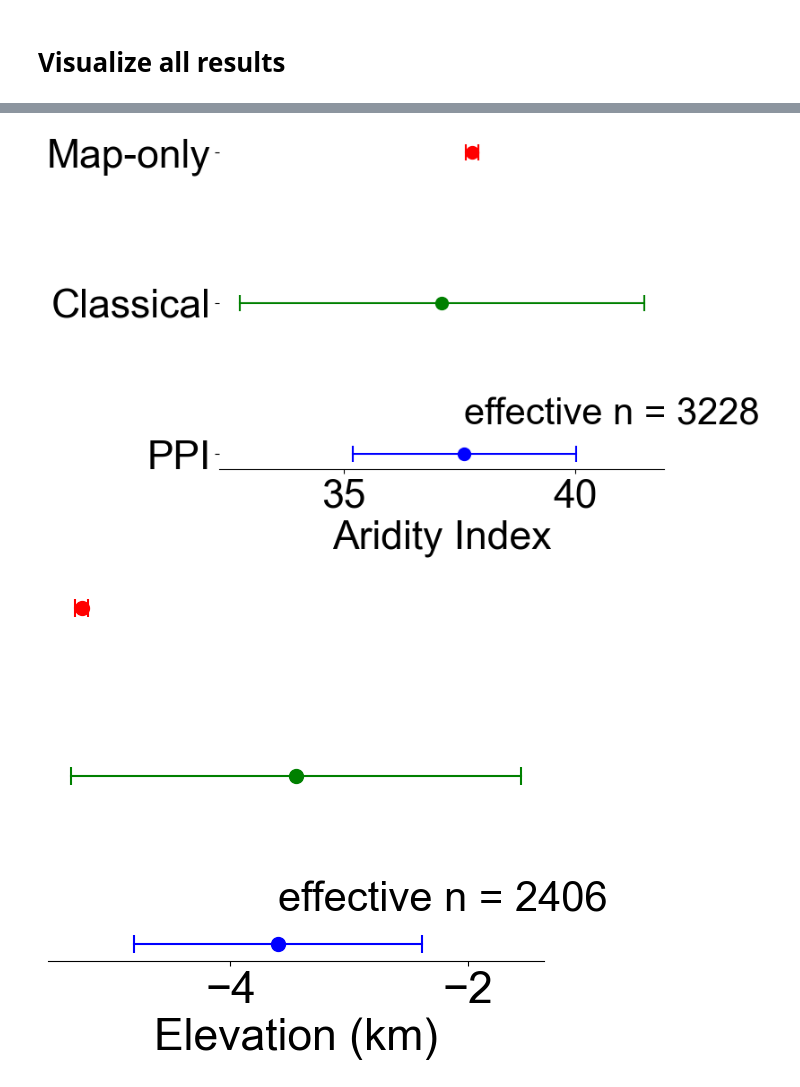
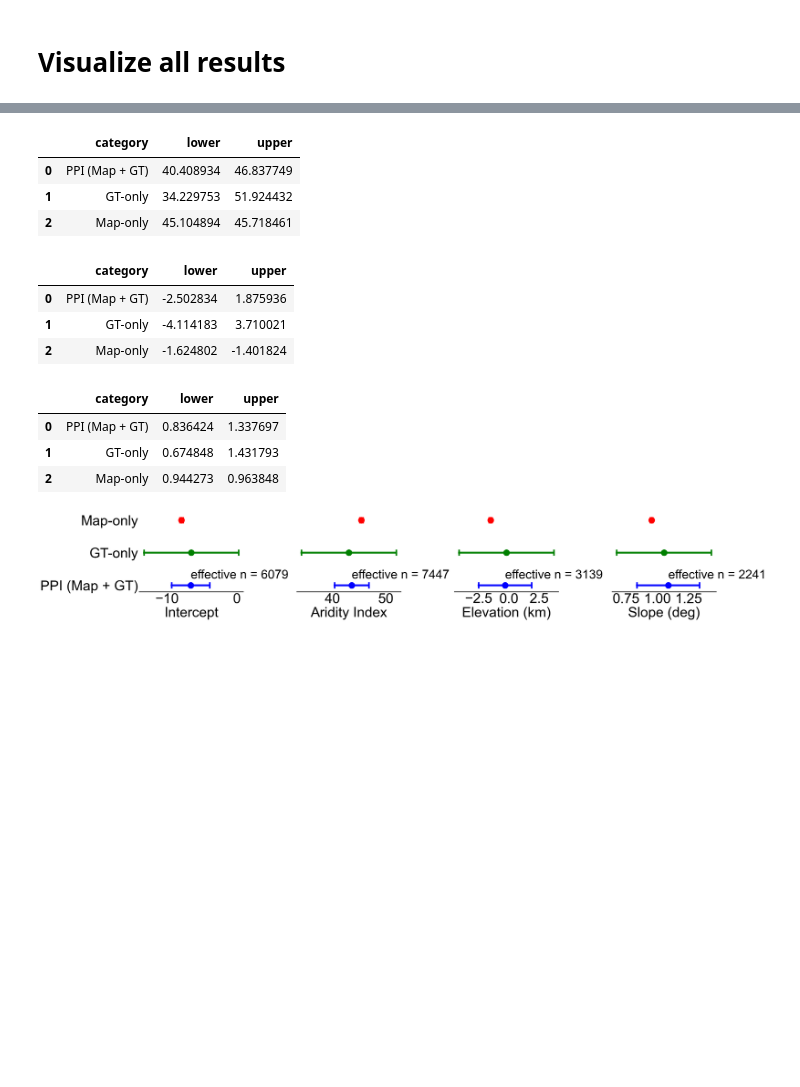
Before and after one commit to Earth-Intelligence-Lab/uncertainty-quantification, a Jupyter notebook: examples/tree cover linear regression.ipynb, the cells around one changed output, grey strips where cells are left out. Saved outputs shown, nothing was run; the diff lists cells and outputs as text; code cells hidden in the pictures; blank space fills up the shorter version.

```diff
--- a/examples/tree cover linear regression.ipynb
+++ b/examples/tree cover linear regression.ipynb
@@ -42,9 +130,10 @@ covariates = ['aridity_index', 'elevation', 'slope']
 Y = np.array(data["Ground Truth Tree Cover"])
 Yhat = np.array(data["ML Tree Cover 2021"])
 X = np.array(data[covariates])
+Xhat = np.array(data[covariates])
 
 Yhat_unlabeled = np.array(unlabeled_data['ML Tree Cover 2021'])
-X_unlabeled = np.array(unlabeled_data[covariates])
+Xhat_unlabeled = np.array(unlabeled_data[covariates])
 # %% [markdown]
 # Linear regression coefficient estimation
 # %% [markdown]
@@ -120,19 +200,22 @@ def run_ppi_linear_regression(X, Y, Yhat, X_unlabeled, Yhat_unlabeled, alpha):
     df["estimate"] = 0.5*(df["upper"] + df["lower"])
     return df
 # %%
-df = run_ppi_linear_regression(X, Y, Yhat, X_unlabeled, Yhat_unlabeled, alpha=0.05)
+df = run_ppi_linear_regression(X, Xhat, Xhat_unlabeled, Y, Yhat, Yhat_unlabeled, alpha=0.05)
 # %% [markdown]
 # Visualize all results
 # %%
 plt.rcParams["font.sans-serif"] = "Arial"
 
-plt.rc('font', size=32)
-plt.rc('axes', titlesize=32)
-plt.rc('axes', labelsize=32)
-plt.rc('xtick', labelsize=32)
-plt.rc('ytick', labelsize=32)
-plt.rc('figure', titlesize=32)
+plt.rc('font', size=45)
+plt.rc('axes', titlesize=45)
+plt.rc('axes', labelsize=45)
+plt.rc('xtick', labelsize=45)
+plt.rc('ytick', labelsize=45)
+plt.rc('figure', titlesize=45)
 # %%
+covariates = ['Intercept', 'aridity_index', 'elevation', 'slope']
+covariates_dict = {'Intercept': 'Intercept', 'aridity_index': 'Aridity Index', 'elevation': 'Elevation (km)', 'slope': 'Slope (deg)'}
+
 ppi_results = df.loc[(df['method'] == 'PPI')]
 ppi_avg_estimates = ppi_results['estimate'].mean(axis=0)
 ppi_avg_widths = ppi_results['width'].mean(axis=0)
@@ -144,40 +227,43 @@ classical_avg_widths = classical_results['width'].mean(axis=0)
 map_only_estimates = df.loc[df['method']=='Map-only']['estimate'].mean(axis=0)
 map_only_widths = df.loc[df['method']=='Map-only']['width'].mean(axis=0)
 
-covariates_dict = {'aridity_index': 'Aridity Index', 'elevation': 'Elevation (km)', 'slope': 'Slope (deg)'}
-
 # https://stackoverflow.com/questions/59747313/how-can-i-plot-a-confidence-interval-in-python
+fig = plt.figure(figsize=(33.5,6))
 colors = ['blue', 'green', 'red']
 for i, column in enumerate(covariates):
     data_dict = {}
     ppi_effective_n = int(np.round(Y.shape[0]*(classical_avg_widths[i]/ppi_avg_widths[i])**2))
-    data_dict['category'] = ['PPI',
-                             'Classical',
+    data_dict['category'] = ['PPI (Map + GT)',
+                             'GT-only',
                              'Map-only']
     data_dict['lower'] = [ppi_avg_estimates[i] - ppi_avg_widths[i]/2, classical_avg_estimates[i] - classical_avg_widths[i]/2, map_only_estimates[i] - map_only_widths[i]/2]
     data_dict['upper'] = [ppi_avg_estimates[i] + ppi_avg_widths[i]/2, classical_avg_estimates[i] + classical_avg_widths[i]/2, map_only_estimates[i] + map_only_widths[i]/2]
     dataset = pd.DataFrame(data_dict)
 
-    ax = plt.gca()
-    ax.spines['top'].set_visible(False)
-    ax.spines['right'].set_visible(False)
-    ax.spines['left'].set_visible(False)
+    display(dataset)
+
+    subplot = fig.add_subplot(141+i)
+    #ax = subplot.gca()
+    subplot.spines['top'].set_visible(False)
+    subplot.spines['right'].set_visible(False)
+    subplot.spines['left'].set_visible(False)
+    subplot.spines['bottom'].set_linewidth(2)
 
     for lower,upper,y in zip(dataset['lower'],dataset['upper'],range(len(dataset))):
-        if column in ['elevation']:
-            # convert to using km (instead of m)
-            lower = lower*1000
-            upper = upper*1000
-        plt.scatter([(lower+upper)/2], [y], color=colors[y], s=100)
-        plt.scatter([lower, upper], [y, y], color=colors[y], marker='|', s=150)
-        plt.plot((lower,upper),(y,y),color=colors[y])
+        subplot.scatter([(lower+upper)/2], [y], color=colors[y], s=400)
+        subplot.scatter([lower, upper], [y, y], color=colors[y], marker='|', s=400, lw=5)
+        subplot.plot((lower,upper),(y,y),color=colors[y], lw=6)
         if y == 0:
-            plt.text((lower+upper)/2, 0.2, f'effective n = {ppi_effective_n}', fontsize = 30)
+            subplot.text((lower+upper)/2, 0.2, f'effective n = {ppi_effective_n}', fontsize = 40)
+
+    subplot.tick_params(axis=u'both', which=u'both',length=0)
     if i == 0:
-        plt.yticks(range(len(dataset)),list(dataset['category']))
+        subplot.set_yticks(range(len(dataset)),list(dataset['category']))
     else:
-        ax.set_yticks([])
-    plt.xlabel(f'{covariates_dict[column]}')
-    plt.savefig(f'output_images/tree_cover_lin_reg_{column}.png', dpi=300, bbox_inches='tight')
-    plt.show()
+        subplot.set_yticks([])
+    subplot.set_xlabel(f'{covariates_dict[column]}')
+    subplot.set_ylim(-0.2)
+plt.tight_layout()
+plt.savefig(f'output_images/tree_cover_lin_reg_all.png', dpi=300, bbox_inches='tight')
+plt.show()
 # %% [output]
@@ -184,2 +274,13 @@ for i, column in enumerate(covariates):
+|  | category | lower | upper |
+| 0 | PPI (Map + GT) | 40.408934 | 46.837749 |
+| 1 | GT-only | 34.229753 | 51.924432 |
+| 2 | Map-only | 45.104894 | 45.718461 |
+|  | category | lower | upper |
+| 0 | PPI (Map + GT) | -2.502834 | 1.875936 |
+| 1 | GT-only | -4.114183 | 3.710021 |
+| 2 | Map-only | -1.624802 | -1.401824 |
+|  | category | lower | upper |
+| 0 | PPI (Map + GT) | 0.836424 | 1.337697 |
+| 1 | GT-only | 0.674848 | 1.431793 |
+| 2 | Map-only | 0.944273 | 0.963848 |
-[figure, old version]
+[figure, new version]
-[figure, removed]
```
Also changed, not shown: parts of 9 cells of this notebook, 1 other file.
